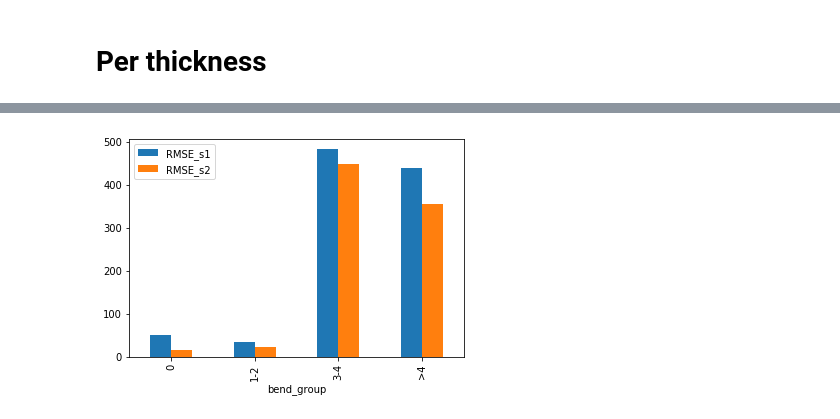
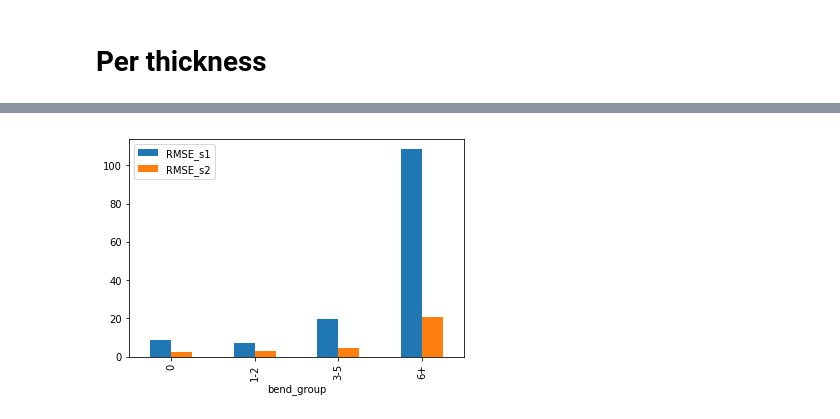
Before and after one commit to rudloffl/sheet-metal-cost-calculator, a Jupyter notebook: Y1 - Notebooks/C1 - baseline.ipynb, the cells around one changed output, grey strips where cells are left out. Saved outputs shown, nothing was run; the diff lists cells and outputs as text; code cells hidden in the pictures.

```diff
--- a/Y1 - Notebooks/C1 - baseline.ipynb
+++ b/Y1 - Notebooks/C1 - baseline.ipynb
@@ -232,3 +301,3 @@ class Regthick(BaseEstimator, TransformerMixin):
 # %%
 regthick = Regthick()
-regthick.fit(X_train[['thickness', 'minimum_rectangle_area', 'bend_count']], y_train)
+regthick.fit(X_train[limitedset], y_train[target])
@@ -243,8 +346,8 @@ prediction_s2 = [regthick.predict(x)[0] for x in asmset]
 # %%
-prediction_s2 = [regthick.predict(x)[0] for x in asmset]
-prediction_s1 = regstd.predict(X_test[['thickness', 'minimum_rectangle_area', 'bend_count']])
+prediction_s2 = np.array([regthick.predict(x)[0] for x in asmset])
+prediction_s1 = regstd.predict(X_test[limitedset])
 # %%
-resultset = pd.DataFrame({'True': y_test,
+resultset = pd.DataFrame({target: y_test[target],
                           'pred_S1':prediction_s1,
                           'pred_S2':prediction_s2}, index=y_test.index)
 resultset.head()
@@ -267,5 +370,5 @@ mean_squared_error(resultset['True'], resultset['pred_S2'])
 # %%
-resultset['RMSE_s1'] = (resultset['True']-resultset['pred_S1'])**2
-resultset['RMSE_s2'] = (resultset['True']-resultset['pred_S2'])**2
+resultset['RMSE_s1'] = (resultset[target]-resultset['pred_S1'])**2
+resultset['RMSE_s2'] = (resultset[target]-resultset['pred_S2'])**2
 resultset.head()
 # %% [output]
@@ -297,7 +400,22 @@ plt.show()
 # %%
 # Is the error sourced by number of errors ?
+
+# Is the error sourced by number of errors ?
+def bendgroupcalc(entry):
+    if entry == 0:
+        return '0'
+    elif entry <= 2:
+        return '1-2'
+    elif entry <= 5:
+        return '3-5'
+    else:
+        return '6+'
+    return 'None'
+
+comparisonset['bend_group'] = comparisonset['bend_count'].apply(bendgroupcalc)
+
 df = comparisonset[['RMSE_s1', 'RMSE_s2', 'bend_group']].groupby('bend_group').mean()
 df.plot.bar()
 plt.show()
 # %% [output]
-[figure, old version]
+[figure, new version]
```
Also changed, not shown: parts of 39 cells of this notebook, 5 other files.
